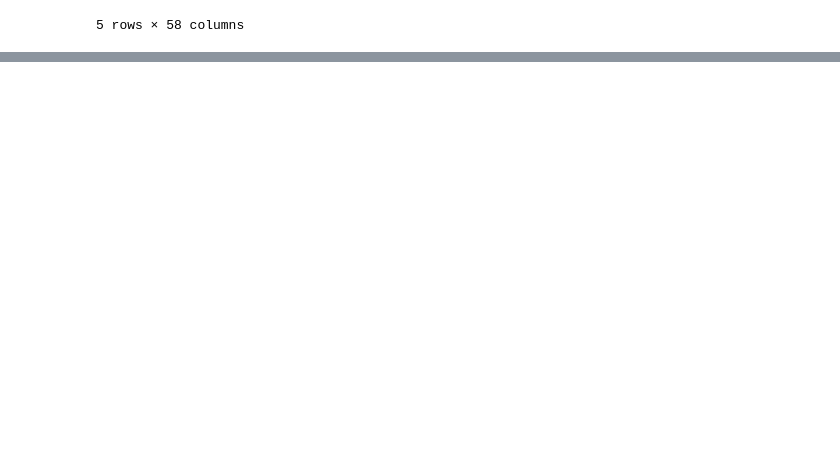
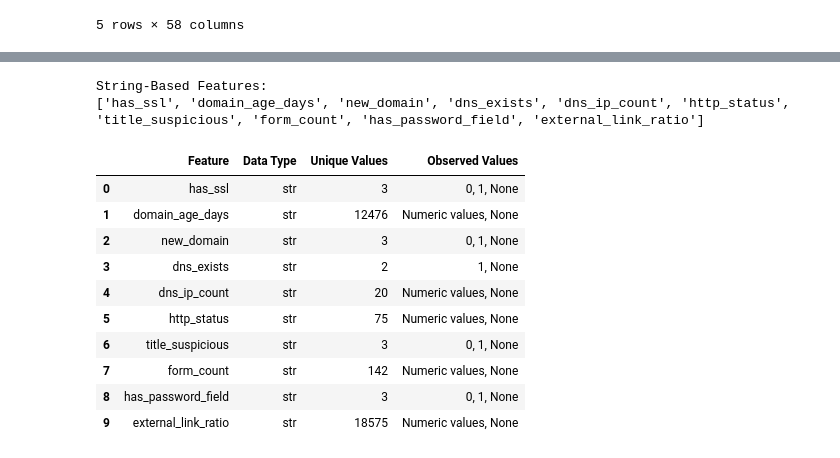
Before and after one commit to ajay-nagpal/Phishing-URL-detector, a Jupyter notebook: phishing_url_detector.ipynb, the cells around one changed output, grey strips where cells are left out. Cells and saved outputs as stored; diff of their text form; code cells hidden in the pictures; blank space fills up the shorter version.

```diff
--- a/phishing_url_detector.ipynb
+++ b/phishing_url_detector.ipynb
@@ -895,8 +384,0 @@ Although duplicate records represent only a very small proportion of the dataset
-# %%
-# Remove duplicate records.
-
-df = df.drop_duplicates()
-print(f"Dataset shape after removing duplicates: {df.shape}")
-# Verify that all duplicate records have been removed.
-
-df.duplicated().sum()
@@ -1788,0 +802,50 @@ display(
+# %%
+# Identify all features stored as string data types.
+
+string_features = (
+    df.select_dtypes(include=["object", "string"])
+    .columns
+    .tolist()
+)
+
+print("String-Based Features:")
+print(string_features)
+# %% [output]
+String-Based Features:
+['has_ssl', 'domain_age_days', 'new_domain', 'dns_exists', 'dns_ip_count', 'http_status', 'title_suspicious', 'form_count', 'has_password_field', 'external_link_ratio']
+# %%
+# Summarise the identified string-based features.
+
+feature_summary = []
+
+for feature in string_features:
+
+    unique_values = sorted(df[feature].dropna().unique())
+
+    if len(unique_values) <= 10:
+        values = ", ".join(map(str, unique_values))
+    else:
+        values = "Numeric values, None"
+
+    feature_summary.append({
+        "Feature": feature,
+        "Data Type": str(df[feature].dtype),
+        "Unique Values": df[feature].nunique(),
+        "Observed Values": values
+    })
+
+feature_summary = pd.DataFrame(feature_summary)
+
+feature_summary
+# %% [output]
+|  | Feature | Data Type | Unique Values | Observed Values |
+| 0 | has_ssl | str | 3 | 0, 1, None |
+| 1 | domain_age_days | str | 12476 | Numeric values, None |
+| 2 | new_domain | str | 3 | 0, 1, None |
+| 3 | dns_exists | str | 2 | 1, None |
+| 4 | dns_ip_count | str | 20 | Numeric values, None |
+| 5 | http_status | str | 75 | Numeric values, None |
+| 6 | title_suspicious | str | 3 | 0, 1, None |
+| 7 | form_count | str | 142 | Numeric values, None |
+| 8 | has_password_field | str | 3 | 0, 1, None |
+| 9 | external_link_ratio | str | 18575 | Numeric values, None |
```
Also changed, not shown: parts of 127 cells of this notebook.
